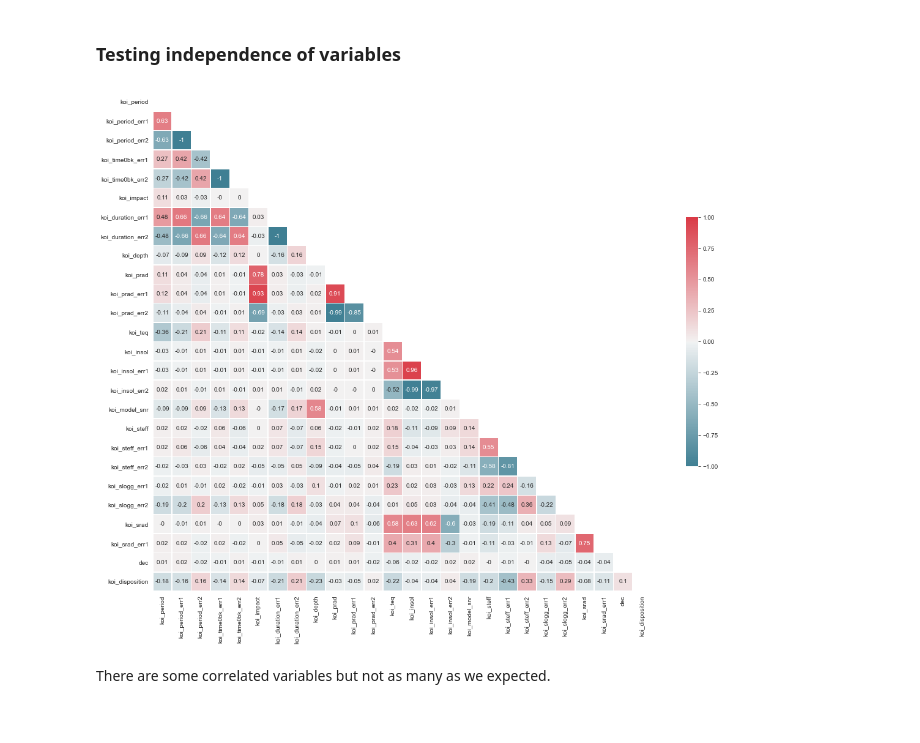
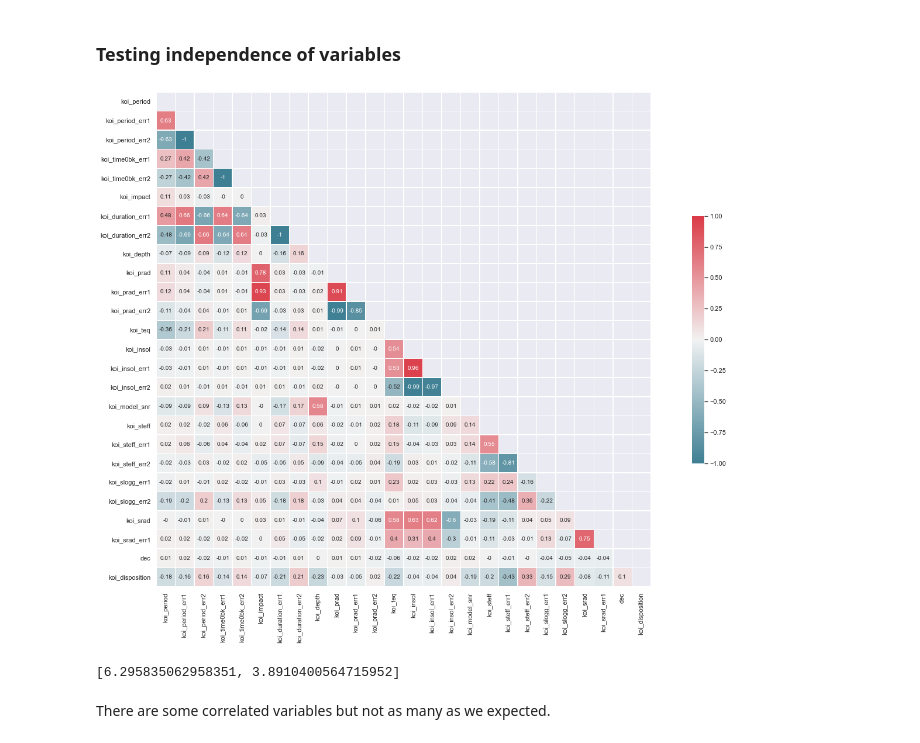
Before and after one commit to Leixb/UPC-MD_nasa, a Jupyter notebook: scripts/05-naivebayes.ipynb, the cells around one changed output. Drawn from its saved outputs; the diff is of its cells as text; code cells hidden in the pictures.

Commit message:
Update naive bayes plots

```diff
--- a/scripts/05-naivebayes.ipynb
+++ b/scripts/05-naivebayes.ipynb
@@ -157,19 +150,24 @@ There doesn't seem to be much overfitting or underfitting, the model behaves rel
 # %% [markdown]
 ### Testing independence of variables
 # %%
-sn.set_style('whitegrid')
+#sns.set_style('whitegrid')
+plt.rcParams["text.usetex"] = False
 corrMatrix = df.corr().round(2)
-plt.figure(figsize=(20,15))
+plt.figure(figsize=[i*4 for i in fig_size])
 
 mask = np.zeros_like(corrMatrix, dtype=np.bool)
 mask[np.triu_indices_from(mask)] = True
 
-cmap = sn.diverging_palette(220, 10, as_cmap=True)
+cmap = sns.diverging_palette(220, 10, as_cmap=True)
 
-sn.heatmap(corrMatrix, mask=mask, cmap=cmap, center=0, vmax=1, vmin =-1, annot=True,
+sns.heatmap(corrMatrix, mask=mask, cmap=cmap, center=0, vmax=1, vmin =-1, annot=True,
             square=True, linewidths=.5, cbar_kws={"shrink": .5})
 plt.savefig('../figures/naive_bayes_correlation.pdf')
 # %% [output]
-[figure, old version]
+[figure, new version]
+# %%
+fig_size
+# %% [output]
+[6.295835062958351, 3.8910400564715952]
 # %% [markdown]
 There are some correlated variables but not as many as we expected.
```
Also changed, not shown: parts of 8 cells of this notebook, 2 other files.
